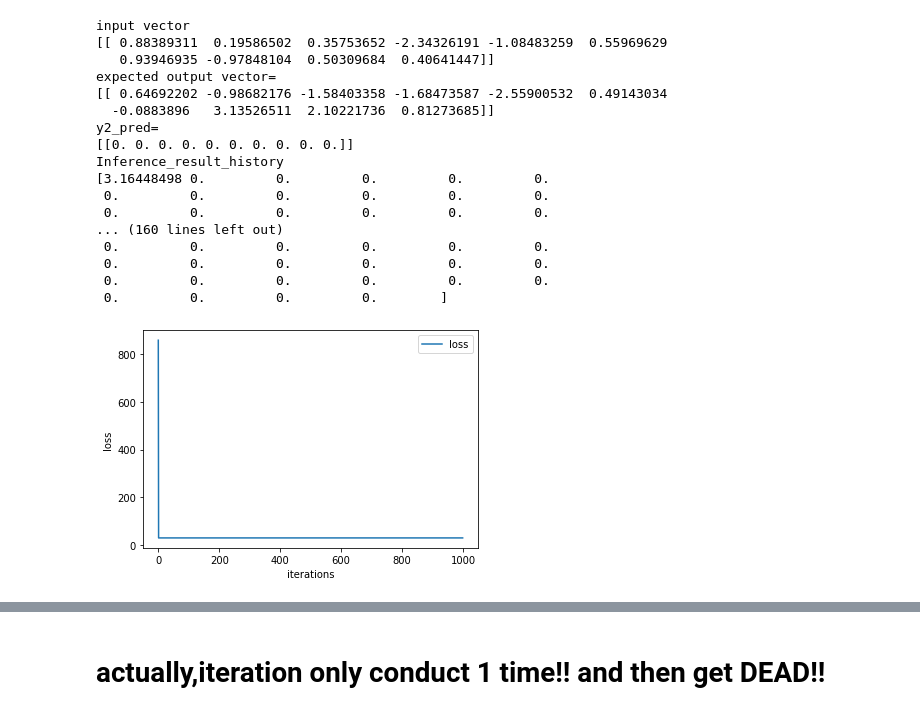
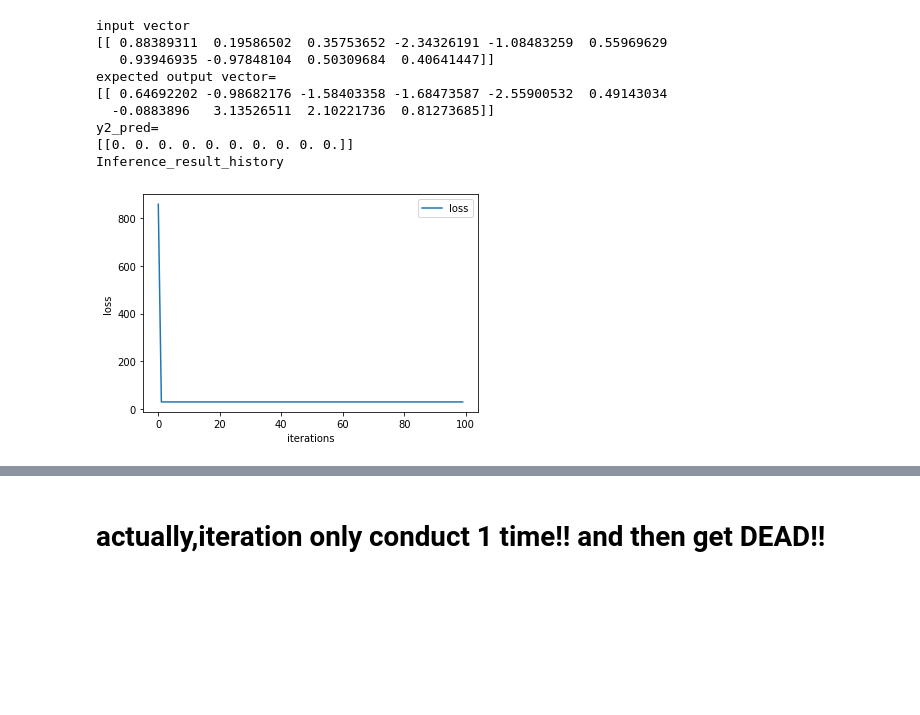
Before and after one commit to HOWARD258ym/HOWARD258ym, a Jupyter notebook: 「back_propagation_practice_multi_dimensional_input_output_PyTorch_Class」的副本.ipynb, the cells around one changed output, grey strips where cells are left out. Drawn from its saved outputs; the diff is of its cells as text; code cells hidden in the pictures; blank space fills up the shorter version.

```diff
--- a/「back_propagation_practice_multi_dimensional_input_output_PyTorch_Class」的副本.ipynb
+++ b/「back_propagation_practice_multi_dimensional_input_output_PyTorch_Class」的副本.ipynb
@@ -53,7 +53,7 @@ w2 = np.random.randn(10, 10)
 
 # setting 2
 learning_rate = 0.01 #0.001 would result in dead relu; 0.0001 would work
-iterations=1000
+iterations=100
 
 # for displaying the variation of weighting of 1st layer and 2nd layer
 w1_history= np.zeros(iterations)
@@ -108,41 +108,33 @@ for t in range(iterations):
     w1 -= learning_rate * grad_w1
     w2 -= learning_rate * grad_w2
 
     w1_history[t]= np.mean(w1) # w1.shape=(10*10),w2 also
     w2_history[t]= np.mean(w2)
 
     # forward result of each iteration
 
 print("y2_pred=")
 print(y2_pred)
 
 print("Inference_result_history")
-print(Inference_result_history)
+#print(Inference_result_history)
 
 input_epoch = np.array(range(iterations))
 
 plt.plot(input_epoch,loss_history)
 plt.legend(['loss'])
 plt.xlabel('iterations')
 plt.ylabel('loss')
 plt.show()
 # %% [output]
 input vector
 [[ 0.88389311  0.19586502  0.35753652 -2.34326191 -1.08483259  0.55969629
    0.93946935 -0.97848104  0.50309684  0.40641447]]
 expected output vector=
 [[ 0.64692202 -0.98682176 -1.58403358 -1.68473587 -2.55900532  0.49143034
   -0.0883896   3.13526511  2.10221736  0.81273685]]
 y2_pred=
 [[0. 0. 0. 0. 0. 0. 0. 0. 0. 0.]]
 Inference_result_history
-[3.16448498 0.         0.         0.         0.         0.
- 0.         0.         0.         0.         0.         0.
- 0.         0.         0.         0.         0.         0.
-... (160 lines left out)
- 0.         0.         0.         0.         0.         0.
- 0.         0.         0.         0.         0.         0.
- 0.         0.         0.         0.         0.         0.
- 0.         0.         0.         0.        ]
-[figure, old version]
+[figure, new version]
 # %% [markdown]
```
Also changed, not shown: parts of 4 cells of this notebook.
